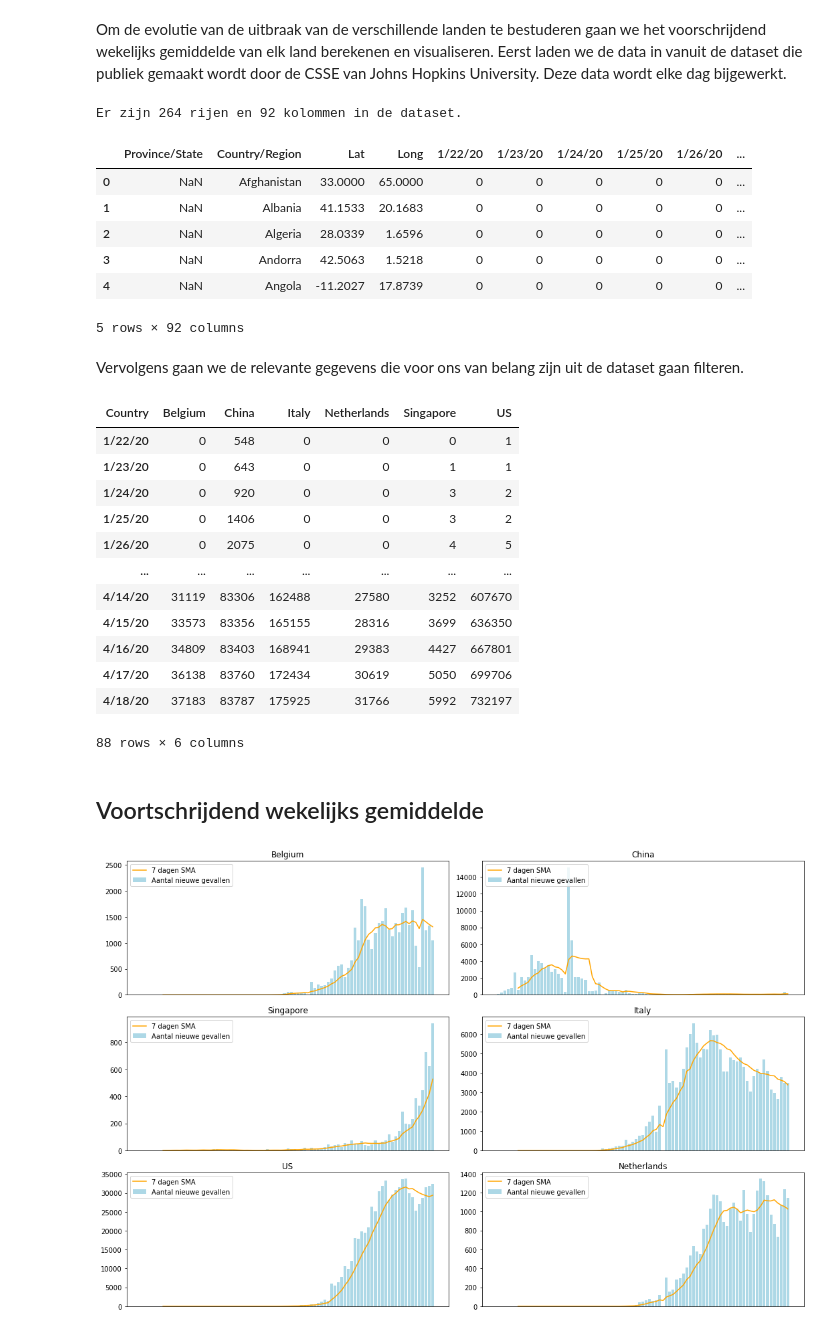
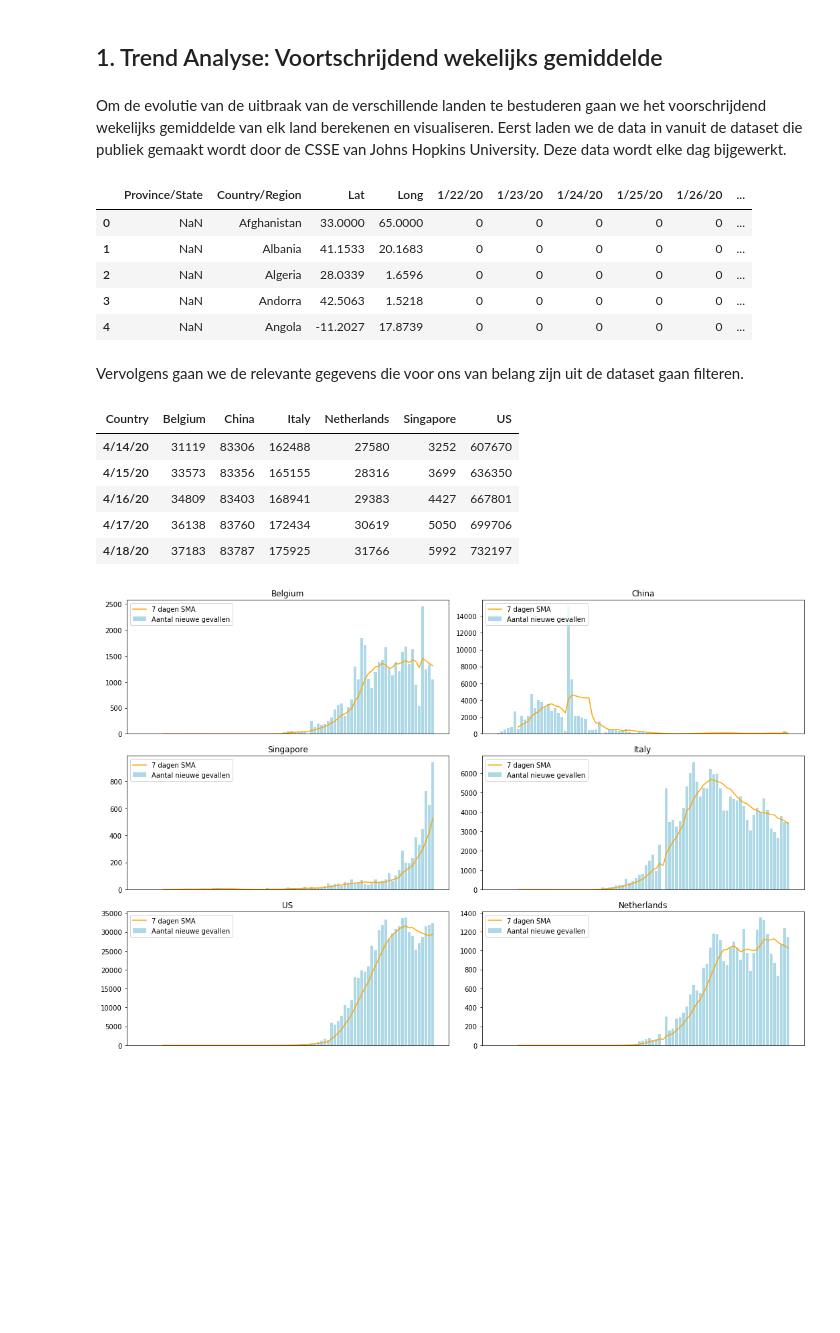
Before and after one commit to WouterStemgee/covid19-dashboard, a Jupyter notebook: outbreak_evolution.ipynb, the cells around one changed output. Cells and saved outputs as stored; diff of their text form; code cells hidden in the pictures; blank space fills up the shorter version.

```diff
--- a/outbreak_evolution.ipynb
+++ b/outbreak_evolution.ipynb
@@ -3,3 +3,5 @@
+# %% [markdown]
+## 1. Trend Analyse: Voortschrijdend wekelijks gemiddelde
 # %% [markdown]
 Om de evolutie van de uitbraak van de verschillende landen te bestuderen gaan we het voorschrijdend wekelijks gemiddelde van elk land berekenen en visualiseren. Eerst laden we de data in vanuit de dataset die publiek gemaakt wordt door de CSSE van Johns Hopkins University. Deze data wordt elke dag bijgewerkt.
 # %%
@@ -12,20 +14,14 @@ import urllib.request
 # Data inlezen, wordt dagelijks geupdate door de CSSE van Johns Hopkins University
 data = 'https://raw.githubusercontent.com/CSSEGISandData/COVID-19/master/csse_covid_19_data/csse_covid_19_time_series/time_series_covid19_confirmed_global.csv'
 cases_df = pd.read_csv(data, delimiter=',')
-
-rows, cols = cases_df.shape
-
-print(f'Er zijn {rows} rijen en {cols} kolommen in de dataset.')
 cases_df.head(5)
 # %% [output]
-Er zijn 264 rijen en 92 kolommen in de dataset.
 |  | Province/State | Country/Region | Lat | Long | 1/22/20 | 1/23/20 | 1/24/20 | 1/25/20 | 1/26/20 | ... |
 | 0 | NaN | Afghanistan | 33.0000 | 65.0000 | 0 | 0 | 0 | 0 | 0 | ... |
 | 1 | NaN | Albania | 41.1533 | 20.1683 | 0 | 0 | 0 | 0 | 0 | ... |
 | 2 | NaN | Algeria | 28.0339 | 1.6596 | 0 | 0 | 0 | 0 | 0 | ... |
 | 3 | NaN | Andorra | 42.5063 | 1.5218 | 0 | 0 | 0 | 0 | 0 | ... |
 | 4 | NaN | Angola | -11.2027 | 17.8739 | 0 | 0 | 0 | 0 | 0 | ... |
-5 rows × 92 columns
 # %% [markdown]
 Vervolgens gaan we de relevante gegevens die voor ons van belang zijn uit de dataset gaan filteren.
 # %%
@@ -39,24 +35,15 @@ cases_df = cases_df.rename(columns={'Country/Region': 'Country'})
 # %%
 # Aggregeren per land en telkens de som nemen over alle regios binnen dat land
 cases_df = cases_df.groupby(['Country']).sum()
 cases_df = cases_df.T
-cases_df
+cases_df.tail()
 # %% [output]
 | Country | Belgium | China | Italy | Netherlands | Singapore | US |
-| 1/22/20 | 0 | 548 | 0 | 0 | 0 | 1 |
-| 1/23/20 | 0 | 643 | 0 | 0 | 1 | 1 |
-| 1/24/20 | 0 | 920 | 0 | 0 | 3 | 2 |
-| 1/25/20 | 0 | 1406 | 0 | 0 | 3 | 2 |
-| 1/26/20 | 0 | 2075 | 0 | 0 | 4 | 5 |
-| ... | ... | ... | ... | ... | ... | ... |
 | 4/14/20 | 31119 | 83306 | 162488 | 27580 | 3252 | 607670 |
 | 4/15/20 | 33573 | 83356 | 165155 | 28316 | 3699 | 636350 |
 | 4/16/20 | 34809 | 83403 | 168941 | 29383 | 4427 | 667801 |
 | 4/17/20 | 36138 | 83760 | 172434 | 30619 | 5050 | 699706 |
 | 4/18/20 | 37183 | 83787 | 175925 | 31766 | 5992 | 732197 |
-88 rows × 6 columns
-# %% [markdown]
-## Voortschrijdend wekelijks gemiddelde
 # %%
 plt.figure(figsize=(15,10))
 for i, country in enumerate(countries):
```
Also changed, not shown: parts of 17 cells of this notebook, 1 other file.
